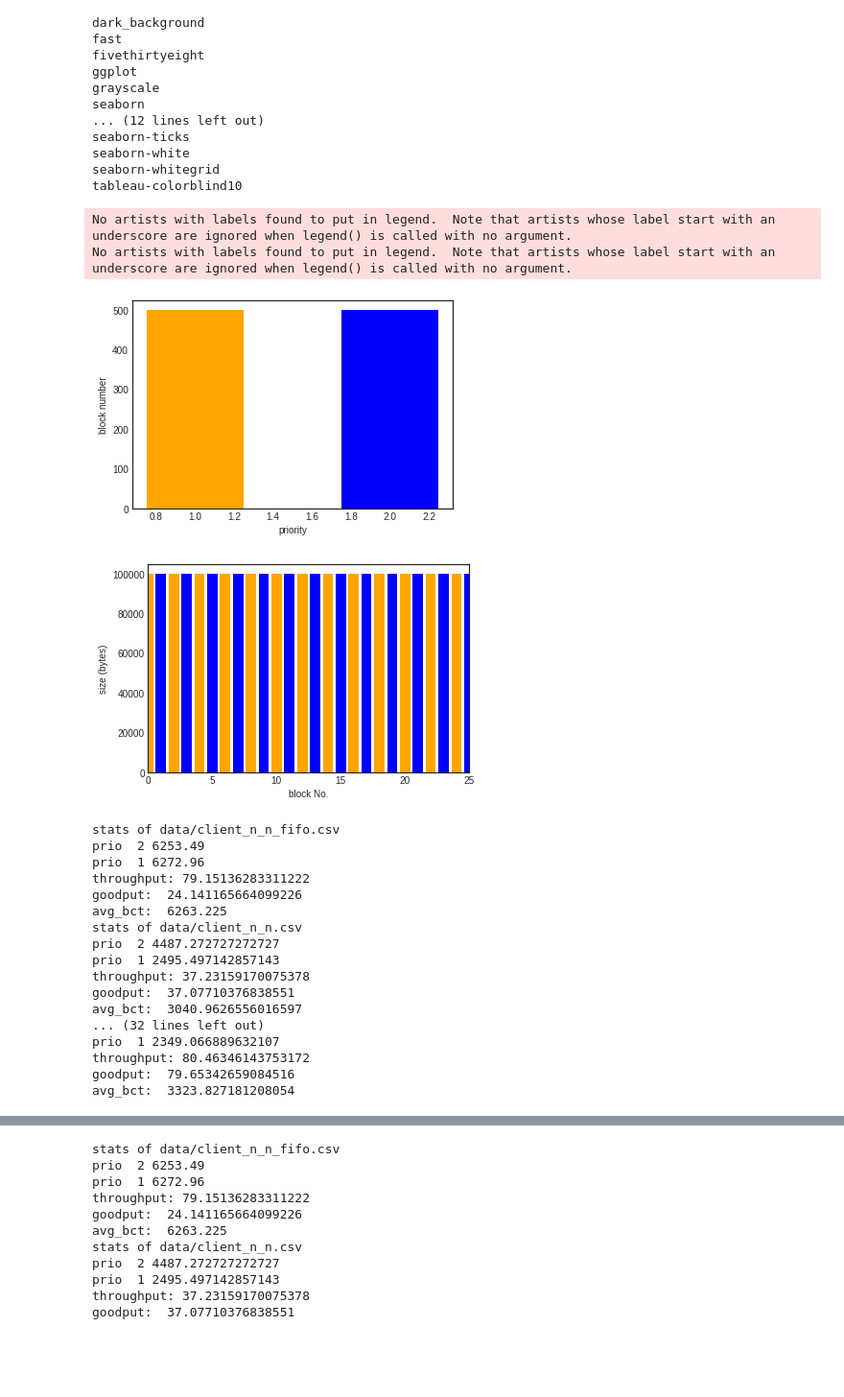
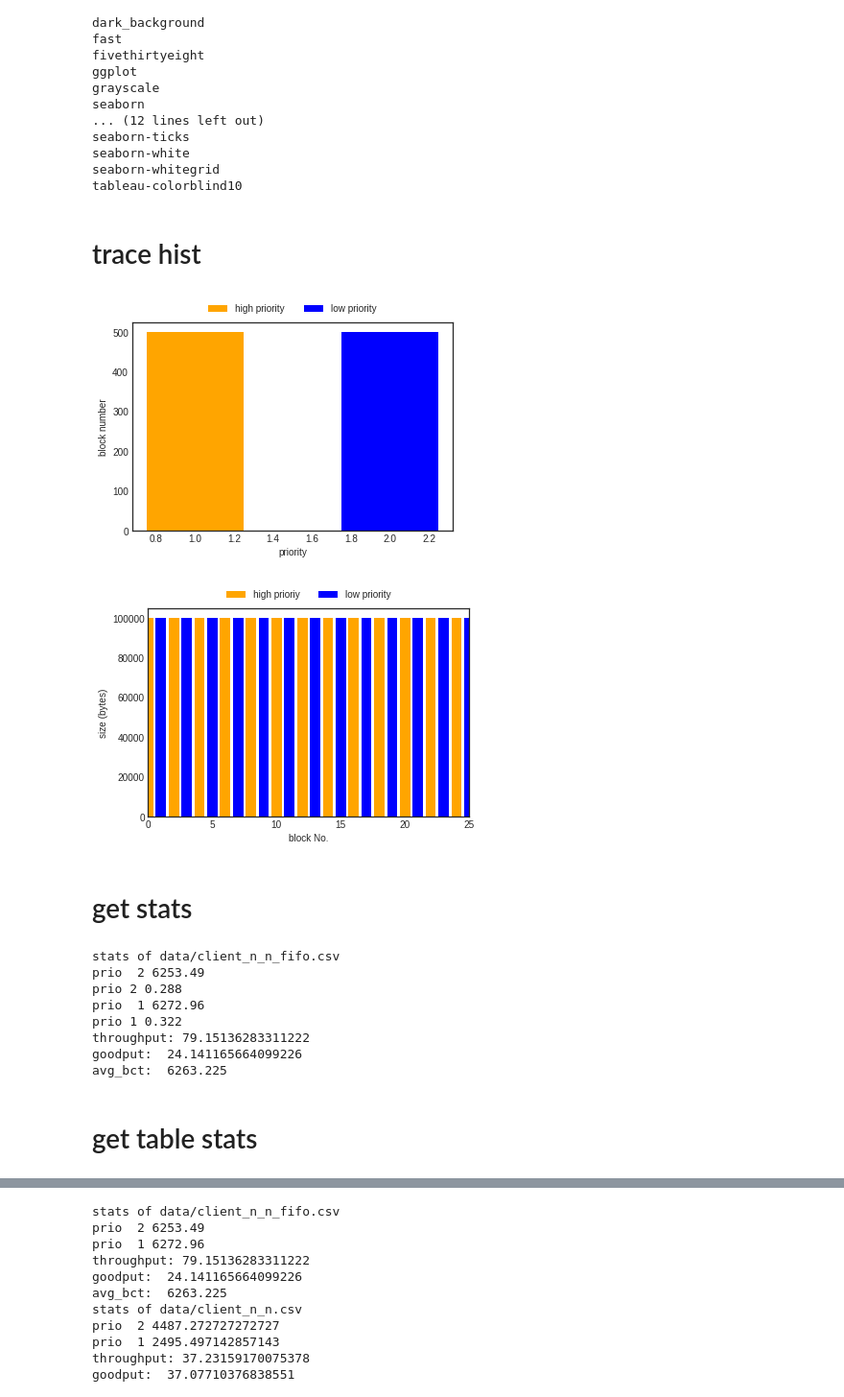
Before and after one commit to simonkorl/dtp-test-scripts, a Jupyter notebook: analyze.ipynb, the cells around one changed output, grey strips where cells are left out. Shown at 96% size. Saved outputs shown, nothing was run; the diff lists cells and outputs as text; code cells hidden in the pictures; blank space fills up the shorter version.

Commit message:
feat: add description and demo data for analyze.ipynb

```diff
--- a/analyze.ipynb
+++ b/analyze.ipynb
@@ -250,9 +250,14 @@ seaborn-ticks
 seaborn-white
 seaborn-whitegrid
 tableau-colorblind10
+# %% [markdown]
+# trace hist
 # %%
+from xml.dom.pulldom import PROCESSING_INSTRUCTION
+
+
 plt.style.use("seaborn-white")
-def trace_hist(result_file_name, trace_file_name):
+def trace_hist(trace_file_name):
     trace = parse_trace(trace_file_name)
     # print the distribution of block_size, ddl and priority with block num
     # print(
@@ -283,54 +288,69 @@ def trace_hist(result_file_name, trace_file_name):
     # block size trend with block num
     size_trace = trace["size"].to_numpy()
     fig, ax = plt.subplots()
-    ax.bar([1, 2], [len(prio_trace[0]["prio"]), len(prio_trace[1]["prio"])], color=["orange", "blue"], width=0.5)
+    ax.bar([1], [len(prio_trace[0]["prio"])], color=["orange"], width=0.5, label="high priority")
+    ax.bar([2], [len(prio_trace[1]["prio"])], color=["blue"], width=0.5, label="low priority")
     ax.set_xlabel("priority")
     ax.set_ylabel("block number")
-    ax.legend()
+    ax.legend(ncol=2, bbox_to_anchor=(0.5, 1),
+              loc='lower center')
 
     # distribution of trace
     fig, ax = plt.subplots()
     size = 28
     # ax.scatter(np.arange(len(trace[:size])), size_trace[:size], c=["orange" if trace[i]["prio"][0] == 1 else "blue" for i in range(len(size_trace[:size]))])
-    ax.bar(np.arange(len(trace[:size])), size_trace[:size], color=["orange" if trace[i]["prio"][0] == 1 else "blue" for i in range(len(size_trace[:size]))])
+    xarray = []
+    for i in range(size):
+        if trace[i]["prio"][0] == 1:
+            xarray.append(i)
+    ax.bar(xarray, size_trace[:len(xarray)], color="orange", label="high prioriy")
+    xarray = []
+    for i in range(size):
+        if trace[i]["prio"][0] == 2:
+            xarray.append(i)
+    ax.bar(xarray, size_trace[:len(xarray)], color="blue", label="low priority")
     ax.set_xlabel("block No.")
     ax.set_ylabel("size (bytes)")
     ax.set_xlim((0, 25))
-    ax.legend()
+    ax.legend(ncol=2, bbox_to_anchor=(0.5, 1),
+              loc='lower center')
     # ax.plot(size_trace)
     # ax.scatter(prio_trace[0]["id"].to_numpy(), prio_trace[0]["size"].to_numpy(), c=["red"])
     # ax.scatter(prio_trace[1]["id"].to_numpy(), prio_trace[1]["size"].to_numpy(), c=["yellow"])
     # plt.savefig("trace_size.png")
 
     # result = pl.read_csv(result_file_name)
     # print(
     #     result.groupby("priority").agg(
     #         [
     #             pl.count(),
     #             pl.mean("bct").alias("bct_mean"),
     #             pl.var("bct").alias("bct_var"),
     #         ]
     #     )
     # )
     # result = result.partition_by("priority")
     # prio_1 = result[0]["bct"].to_numpy()
     # prio_2 = result[1]["bct"].to_numpy()
     # fig, ax = plt.subplots()
     # ax.hist(prio_1, 100, density=True, label="prio 1")
     # ax.hist(prio_2, 100, density=True, label="prio 2")
     # ax.set_xlabel("bct (us)")
     # ax.set_ylabel("density")
     # plt.savefig("result_bct_hist.png")
-trace_hist("data/client_n_n.csv", "data/trace_1300_1ms_1000_seq012.txt")
+trace_hist("data/trace_1300_1ms_1000_seq012.txt")
 # %% [output]
-No artists with labels found to put in legend.  Note that artists whose label start with an underscore are ignored when legend() is called with no argument.
-No artists with labels found to put in legend.  Note that artists whose label start with an underscore are ignored when legend() is called with no argument.
-[figure, old version]
+[figure, new version]
-[figure, old version]
+[figure, new version]
+# %% [markdown]
+# get stats
 # %%
 # good put and avg bct
-def get_stats(result_file_path):
+def get_stats(result_file_path, trace_file_path=""):
     print("stats of %s" % result_file_path)
+    trace = parse_trace(trace_file_path)
+    trace_prio1, trace_prio2 = trace.partition_by("prio")
+    trace_size = len(trace)
     result = parse_result(result_file_path)
     in_time = result.filter(pl.col("bct") <= pl.col("deadline"))
     good_bytes = np.sum(in_time["size"].to_numpy())
@@ -344,33 +364,23 @@ def get_stats(result_file_path):
     for idx, prio_frame in enumerate(prio_result):
         avg_prio_bct = np.average(prio_frame["bct"].to_numpy()) #ms
         print("prio ", prio_frame["priority"][0], avg_prio_bct)
+        if prio_frame["priority"][0] == 1:
+            print("prio", prio_frame["priority"][0], len(prio_frame.filter(pl.col("bct") <= pl.col("deadline"))) / len(trace_prio1))
+        else:
+            print("prio", prio_frame["priority"][0], len(prio_frame.filter(pl.col("bct") <= pl.col("deadline"))) / len(trace_prio2))
+
     print("throughput:", throughput)
     print("goodput: ", goodput)
     print("avg_bct: ", avg_bct)
-
-get_stats("data/client_n_n_fifo.csv")
-get_stats("data/client_n_n.csv")
-get_stats("data/client_n_t_fifo.csv")
-get_stats("data/client_n_t.csv")
-get_stats("data/client_t_n_fifo.csv")
-get_stats("data/client_t_n.csv")
-get_stats("data/client_t_t_fifo.csv")
-get_stats("data/client_t_t.csv")
+get_stats("data/client_n_n_fifo.csv", "data/trace_1300_1ms_1000_seq012.txt")
 # %% [output]
 stats of data/client_n_n_fifo.csv
 prio  2 6253.49
+prio 2 0.288
 prio  1 6272.96
+prio 1 0.322
 throughput: 79.15136283311222
 goodput:  24.141165664099226
 avg_bct:  6263.225
-stats of data/client_n_n.csv
-prio  2 4487.272727272727
-prio  1 2495.497142857143
-throughput: 37.23159170075378
-goodput:  37.07710376838551
-avg_bct:  3040.9626556016597
-... (32 lines left out)
-prio  1 2349.066889632107
-throughput: 80.46346143753172
-goodput:  79.65342659084516
-avg_bct:  3323.827181208054
+# %% [markdown]
+# get table stats
```
Also changed, not shown: parts of 29 cells of this notebook, 17 other files.
